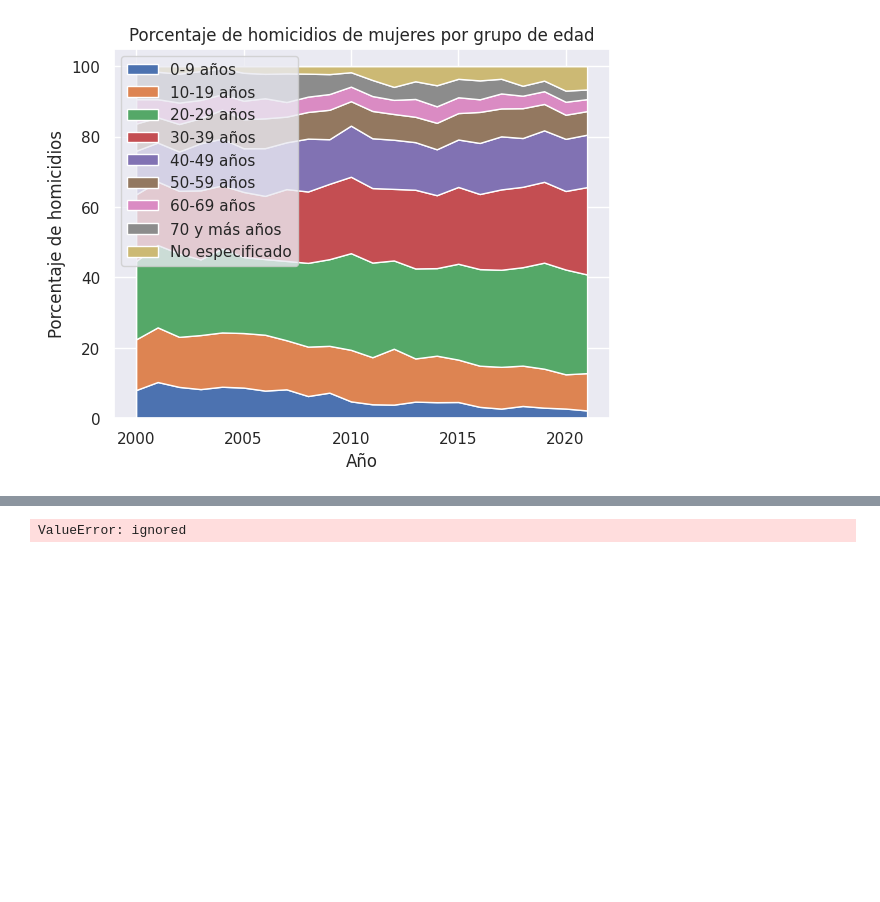
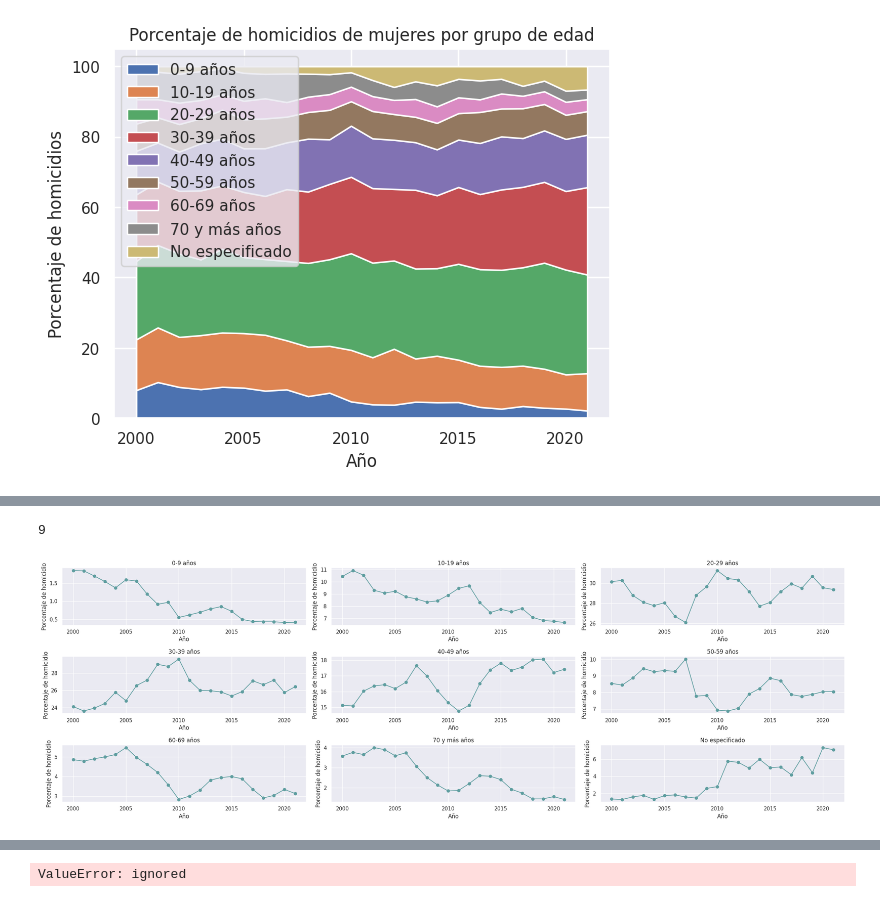
Before and after one commit to FreMeli/ASE_1, a Jupyter notebook: Grupos_de_Edad.ipynb, the cells around one changed output, grey strips where cells are left out. Saved outputs shown, nothing was run; the diff lists cells and outputs as text; code cells hidden in the pictures; blank space fills up the shorter version.

```diff
--- a/Grupos_de_Edad.ipynb
+++ b/Grupos_de_Edad.ipynb
@@ -127,0 +142,3 @@ plt.show()
+# %%
+for i in Grupos_Ho:
+  print(len(i))
@@ -127,0 +155,6 @@ plt.show()
+# %%
+len(Grupos_Ho)
+# %% [output]
+9
+# %%
+years=list(range(2000, 2022))
@@ -127,0 +163,44 @@ plt.show()
+# %%
+# lista de los nombres de los 32 estados de la república mexicana
+#states = ['Aguascalientes', 'Baja California', 'Baja California Sur', 'Campeche', 'Chiapas', 'Chihuahua', 'Ciudad de México', 'Coahuila', 'Colima', 'Durango', 'Guanajuato', 'Guerrero', 'Hidalgo', 'Jalisco', 'México', 'Michoacán', 'Morelos', 'Nayarit', 'Nuevo León', 'Oaxaca', 'Puebla', 'Querétaro', 'Quintana Roo', 'San Luis Potosí', 'Sinaloa', 'Sonora', 'Tabasco', 'Tamaulipas', 'Tlaxcala', 'Veracruz', 'Yucatán', 'Zacatecas']
+grupos_edad = ["0-9 años", "10-19 años", "20-29 años", "30-39 años", "40-49 años", "50-59 años", "60-69 años", "70 y más años", "No especificado"]
+# crear una figura y un conjunto de subtramas para cada estado
+fig, axes = plt.subplots(nrows=3, ncols=3, figsize=(24, 8))
+
+# ajustar el eje x en todas las gráficas para que se vea desde el año 2000 hasta el 2001
+#for ax in axes.flatten():
+  #ax.set_xlim(2000, 2001)
+  #x=np.linspace(2000,2020)
+
+# iterar sobre cada subtrama y graficar las tasas de homicidio para cada estado
+for i, ax in enumerate(axes.flatten()):
+    # obtener las tasas de homicidio para el estado actual
+    state_homicides = Grupos_Ho[i]
+
+    # crear una lista de años desde 2000 hasta 2021
+    years = [year for year in range(2000, 2022)]
+
+    # graficar las tasas de homicidio en función de los años
+    ax.plot(years, state_homicides, color='#5F9EA0', marker='o')
+    #ax.set_aspect(1./ax.get_data_ratio())
+    #ax.set_ylim(100,40000)
+    #ax.set_xlim(years[0],years[-1])#years[-1] última posi
+
+    # establecer el título de la subtrama como el nombre del estado
+    ax.set_title(grupos_edad[i])
+
+    # establecer las etiquetas de los ejes
+    ax.set_xlabel("Año")
+    ax.set_ylabel("Porcentaje de homicidio")
+
+    #for year in years:
+      #index = years.index(year)
+      #ax.text(year, state_homicides[index], str(state_homicides[index]), ha='center', va='bottom', fontsize=8)
+
+# ajustar el espaciado entre las subtramas
+plt.tight_layout()
+
+# mostrar el gráfico
+plt.show()
+# %% [output]
+[figure, added]
```
Also changed, not shown: parts of 18 cells of this notebook.
